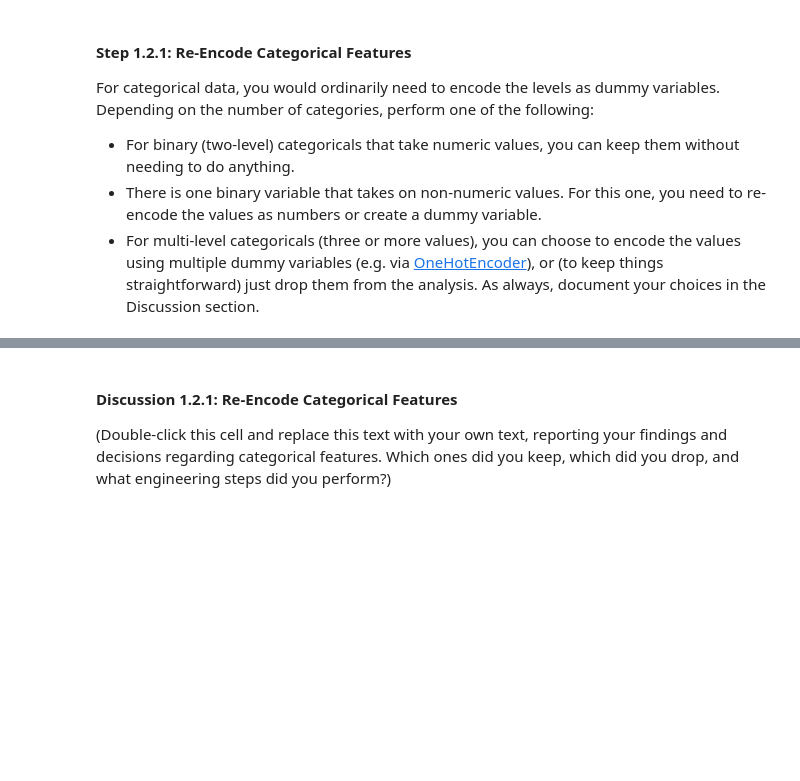
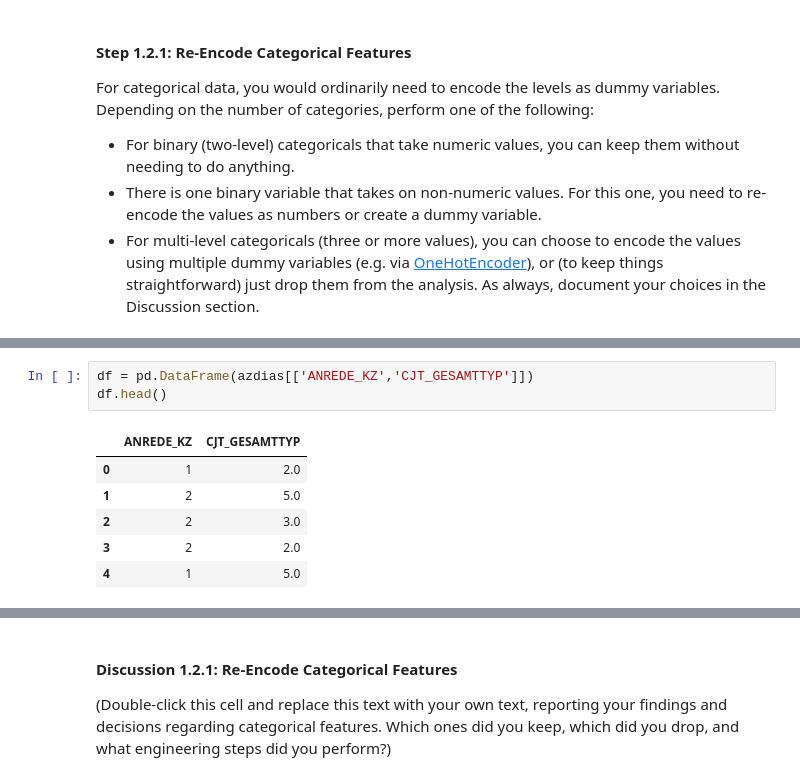
Before and after one commit to brosales8/customer_segmentation, a Jupyter notebook: Identify_Customer_Segments.ipynb, the cells around one changed output, grey strips where cells are left out. Drawn from its saved outputs; the diff is of its cells as text; blank space fills up the shorter version.

```diff
--- a/Identify_Customer_Segments.ipynb
+++ b/Identify_Customer_Segments.ipynb
@@ -413,0 +492,10 @@ For categorical data, you would ordinarily need to encode the levels as dummy va
+# %%
+df = pd.DataFrame(azdias[['ANREDE_KZ','CJT_GESAMTTYP']])
+df.head()
+# %% [output]
+|  | ANREDE_KZ | CJT_GESAMTTYP |
+| 0 | 1 | 2.0 |
+| 1 | 2 | 5.0 |
+| 2 | 2 | 3.0 |
+| 3 | 2 | 2.0 |
+| 4 | 1 | 5.0 |
```
Also changed, not shown: parts of 7 cells of this notebook.
